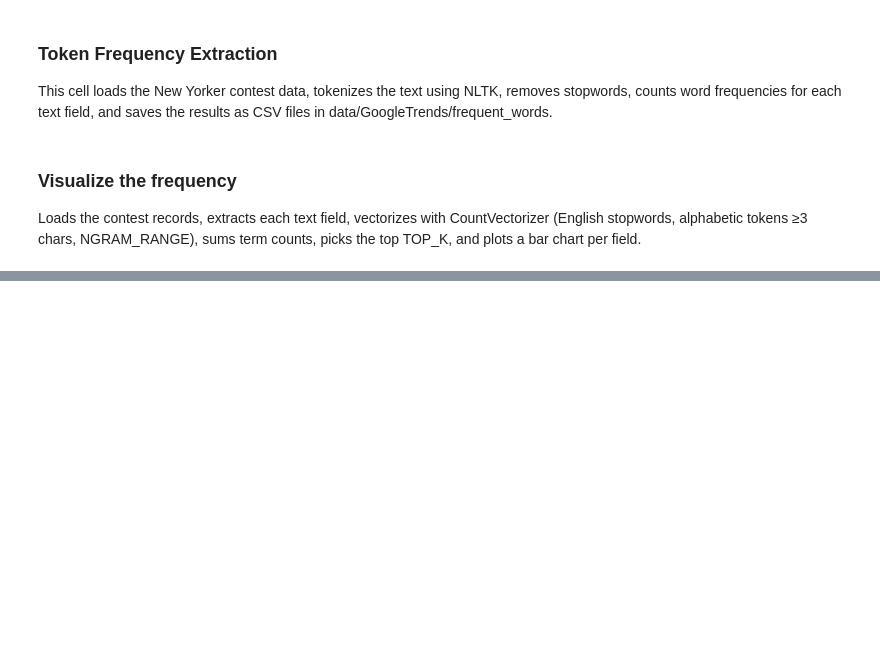
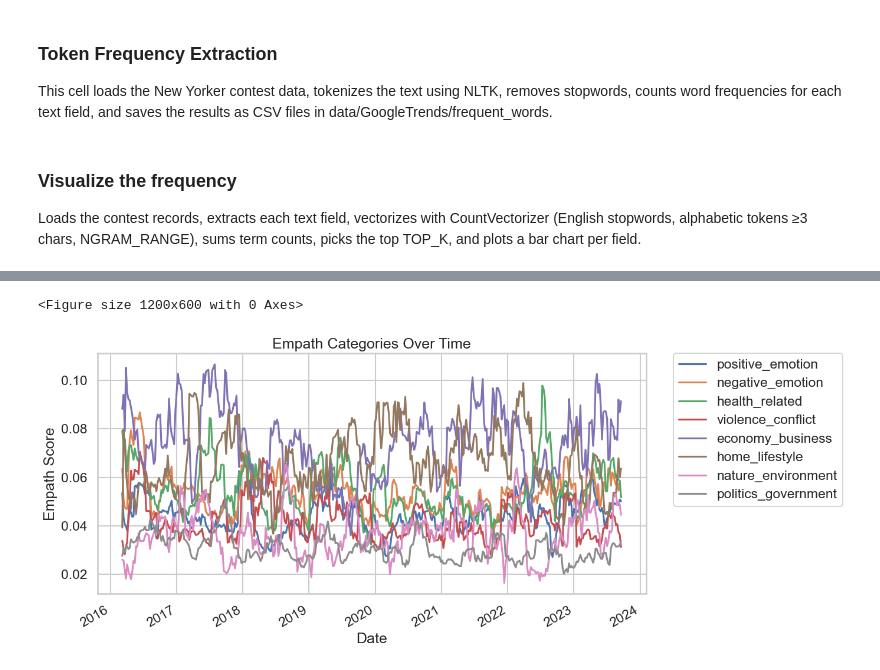
Before and after one commit to epfl-ada/ada-2025-project-data_dinosaur, a Jupyter notebook: results.ipynb, the cells around one changed output, grey strips where cells are left out. Saved outputs shown, nothing was run; the diff lists cells and outputs as text; code cells hidden in the pictures; blank space fills up the shorter version.

```diff
--- a/results.ipynb
+++ b/results.ipynb
@@ -1579,0 +569,30 @@ plt.show()
+# %%
+from empath import Empath
+lexicon = Empath()
+# %%
+# Combined categories generated from existing Empath categories
+combined_categories = {
+    # -------------------------------------------------
+    # Emotion / Affect / Sentiment
+    "positive_emotion": ["joy", "cheerfulness", "contentment", "positive_emotion", "optimism", "zest", "affection", "love", "sympathy"],
+    "negative_emotion": ["sadness", "anger", "fear", "disgust", "negative_emotion", "irritability", "pain", "suffering", "torment"],
+    # -------------------------------------------------
+    # Health & Body
+    "health_related": ["health", "healing", "body", "exercise", "hygiene", "sleep", "medical_emergency", "disease", "illness", "injury", "death"],
+    # -------------------------------------------------
+    # Violence / Conflict / Crime / War
+    "violence_conflict": ["violence", "war", "military", "crime", "terrorism", "kill", "fight", "prison", "conflict", "ukraine"],
+    # -------------------------------------------------
+    # Work / Economy / Money
+    "economy_business": ["money", "business", "work", "office", "banking", "economics", "real_estate"],
+    # -------------------------------------------------
+    # Home / Lifestyle / Daily Life
+    "home_lifestyle": ["home", "domestic_work", "cooking", "cleaning", "furniture", "family", "child", "friend"],
+    # -------------------------------------------------
+    # Environment
+    "nature_environment": ["water", "plant", "animal", "forest", "weather", "beach", "temperature", "heat"],
+    # -------------------------------------------------
+    # Social Institutions / Politics / Government / Law / Power
+    "politics_government": ["politics", "government", "law", "power", "justice", "order", "dominant_personality", "trump"],
+
+}
@@ -1579,0 +648,17 @@ plt.show()
+# %%
+df_smoothed = combined_features.rolling(window=10, min_periods=1).mean()
+
+
+plt.figure(figsize=(12,6))
+df_smoothed.plot(figsize=(12,6))
+plt.title("Empath Categories Over Time")
+plt.xlabel("Date")
+plt.ylabel("Empath Score")
+plt.grid(True)
+plt.legend(title="Category")
+# place legend outside to the right
+plt.legend(bbox_to_anchor=(1.05, 1), loc='upper left', borderaxespad=0.)
+plt.show()
+# %% [output]
+<Figure size 1200x600 with 0 Axes>
+[figure, added]
```
Also changed, not shown: parts of 49 cells of this notebook, 5 other files.
